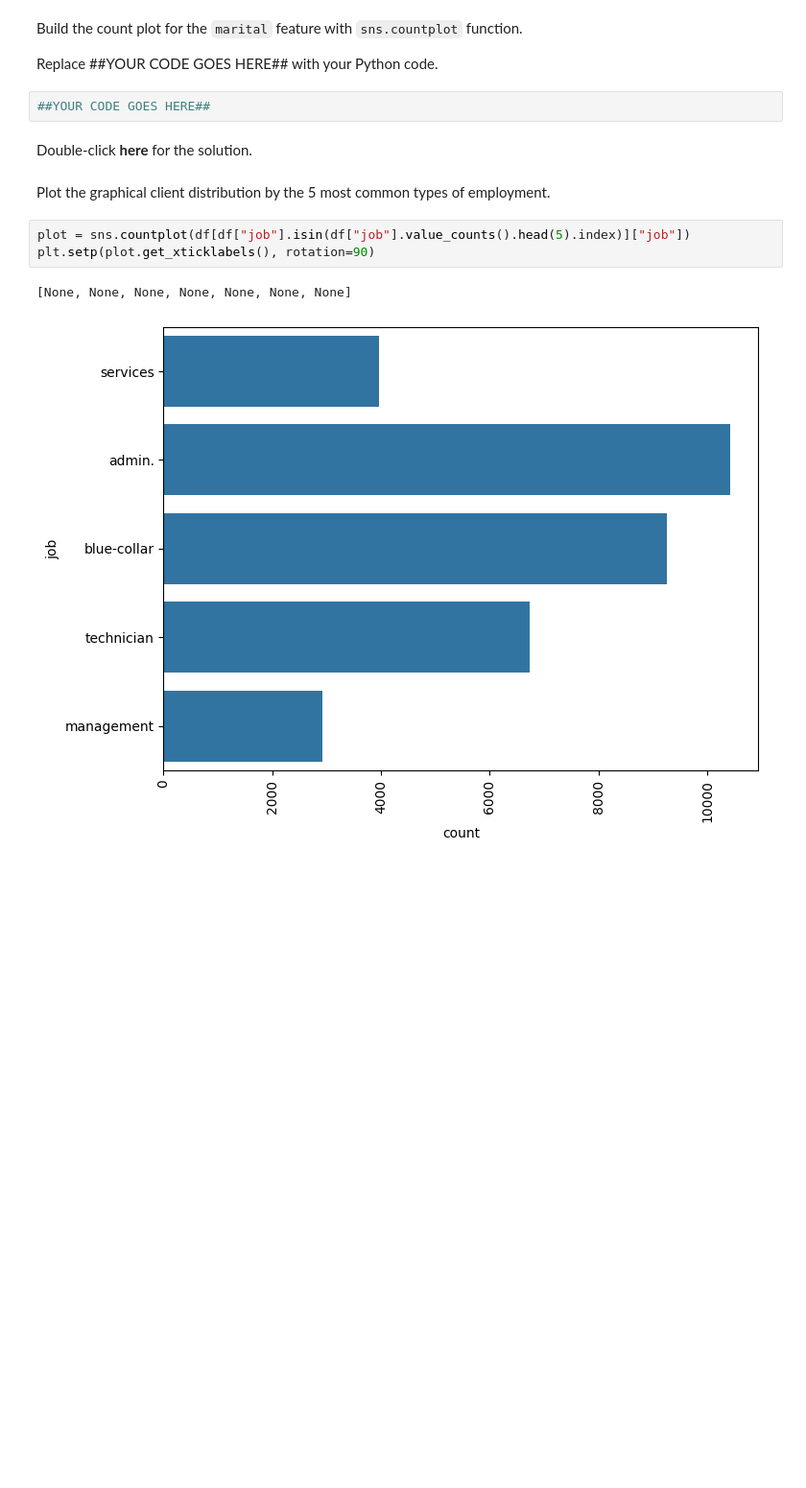
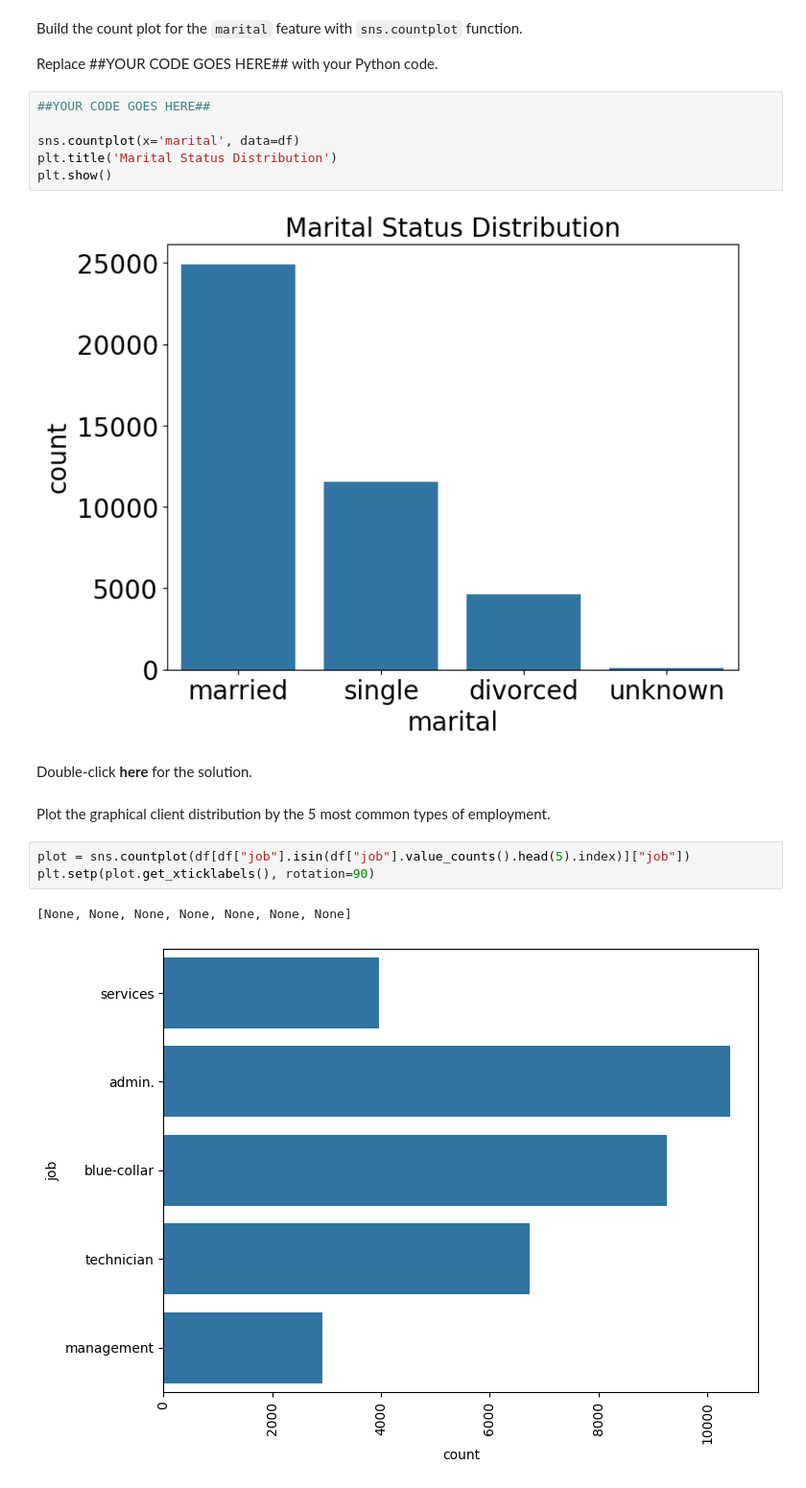
Before and after one commit to ledidk/data_analysis_in_banking, a Jupyter notebook: VDA_Banking_L2.ipynb, the cells around one changed output. Shown at 96% size. Saved outputs shown, nothing was run; the diff lists cells and outputs as text; blank space fills up the shorter version.

```diff
--- a/VDA_Banking_L2.ipynb
+++ b/VDA_Banking_L2.ipynb
@@ -453,8 +458,14 @@ sns.countplot(df["y"]);
 Build the count plot for the `marital` feature with `sns.countplot` function.
 
 Replace ##YOUR CODE GOES HERE## with your Python code.
-# %%
-##YOUR CODE GOES HERE##
+# %%
+##YOUR CODE GOES HERE##
+
+sns.countplot(x='marital', data=df)
+plt.title('Marital Status Distribution')
+plt.show()
+# %% [output]
+[figure, added]
 # %% [markdown]
 Double-click **here** for the solution.
 
```
Also changed, not shown: parts of 2 cells of this notebook.
